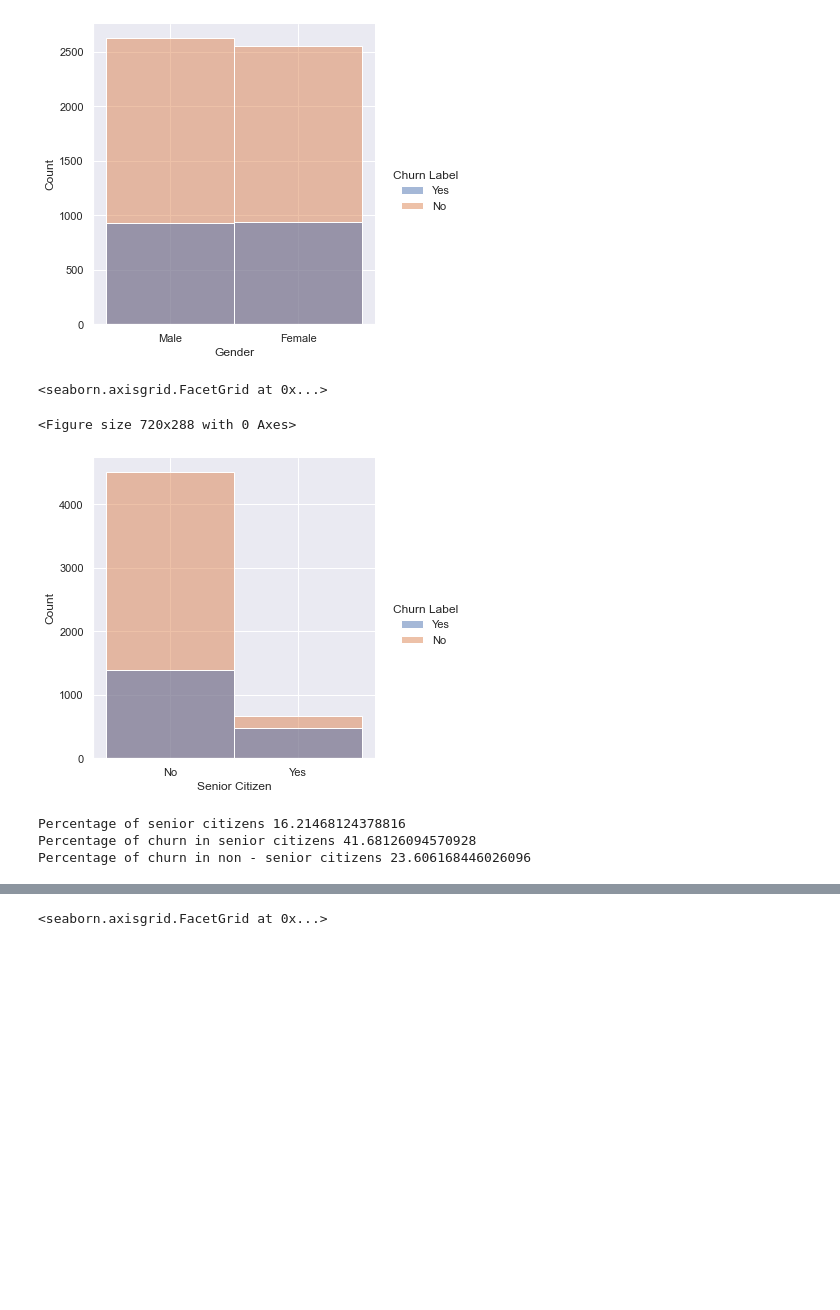
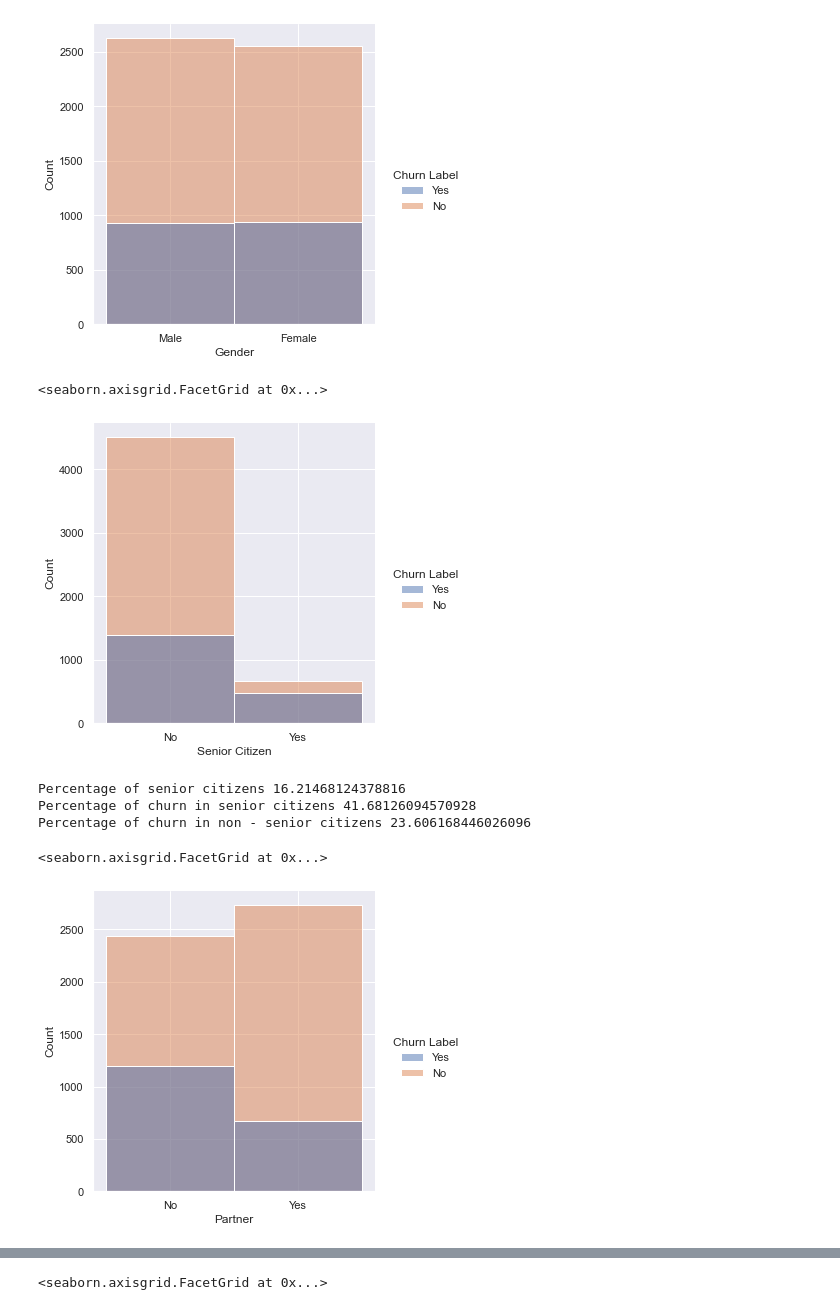
Before and after one commit to samarth-malhotra/Dissertation, a Jupyter notebook: Dissertation Project.ipynb, the cells around one changed output, grey strips where cells are left out. Saved outputs shown, nothing was run; the diff lists cells and outputs as text; code cells hidden in the pictures; blank space fills up the shorter version.

```diff
--- a/Dissertation Project.ipynb
+++ b/Dissertation Project.ipynb
@@ -292,14 +272,11 @@ sns.displot(data=df_new, x="Gender", hue="Churn Label")
 # %%
 # From above figure we can observe that feature Gender alone has no influence on Churn Label
 # %%
-# Similarly the distribution of Senior Citizen for Churn Label Yes and No
+# Distribution of Senior Citizen for Churn Label Yes and No
 
-plt.figure(figsize=(10, 4))
-#plt.title('Distribution of Senior Citizen for Churn Label Yes and No')
 sns.displot(data=df_new, x="Senior Citizen", hue="Churn Label")
 # %% [output]
 <seaborn.axisgrid.FacetGrid at 0x...>
-<Figure size 720x288 with 0 Axes>
 [figure]
 # %%
 print('Percentage of senior citizens ' + str((df.loc[df_new['Senior Citizen'] == 'Yes']['CustomerID'].count()/df_new.shape[0])*100))
@@ -313,3 +290,10 @@ Percentage of churn in non - senior citizens 23.606168446026096
 # %%
 # Here from the graph and calculations we can observe that even though there are only 16 % senior citizens
 # They have much higher churn of ~ 42% compared to non senior citizens
+# %%
+# Distribution of Partner for Churn Label Yes and No
+
+sns.displot(data=df_new, x="Partner", hue="Churn Label")
+# %% [output]
+<seaborn.axisgrid.FacetGrid at 0x...>
+[figure, added]
```
Also changed, not shown: parts of 22 cells of this notebook.
